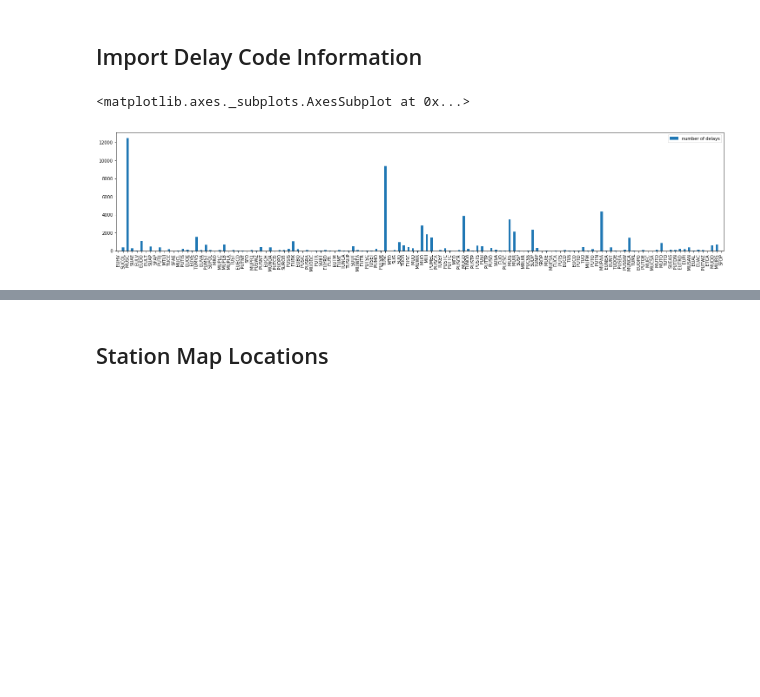
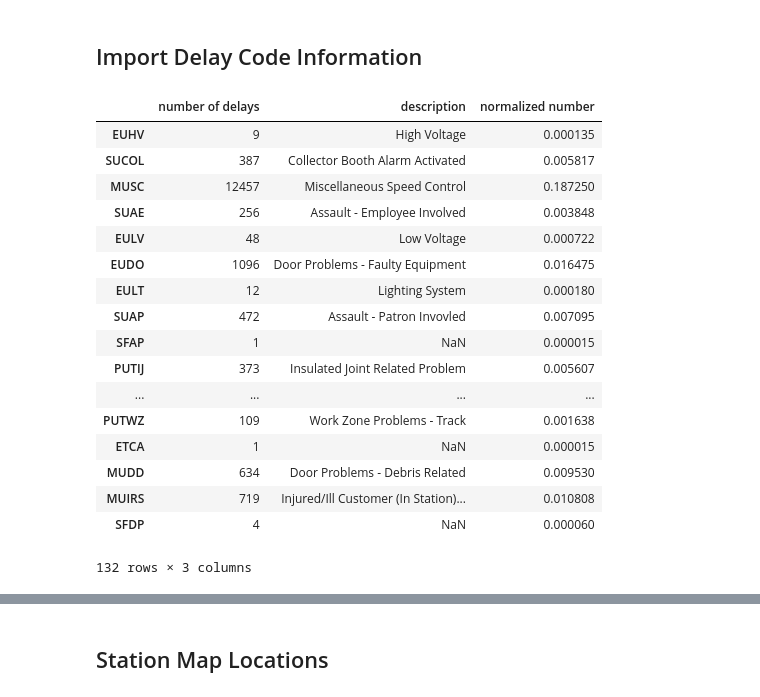
Before and after one commit to npricejones/ttc-vis, a Jupyter notebook: delay-ridership.ipynb, the cells around one changed output, grey strips where cells are left out. Drawn from its saved outputs; the diff is of its cells as text; code cells hidden in the pictures; blank space fills up the shorter version.

```diff
--- a/delay-ridership.ipynb
+++ b/delay-ridership.ipynb
@@ -63,10 +63,28 @@ delayinfo=delayinfo[mask]
 # %%
 import pandas
 from collections import Counter
 code_counts = Counter(delayinfo[:,4])
+code_interp = dict(np.loadtxt('data/subway_log_codes',dtype='str',delimiter=','))
 df = pandas.DataFrame.from_dict(code_counts, orient='index')
 df.columns=['number of delays']
-df.plot(kind='bar',figsize=(25,5))
+df['description'] = pandas.Series(code_interp)
+df['normalized number'] = df['number of delays']/np.sum(df['number of delays'])
 # %% [output]
+|  | number of delays | description | normalized number |
+| EUHV | 9 | High Voltage | 0.000135 |
+| SUCOL | 387 | Collector Booth Alarm Activated | 0.005817 |
+| MUSC | 12457 | Miscellaneous Speed Control | 0.187250 |
+| SUAE | 256 | Assault - Employee Involved | 0.003848 |
+| EULV | 48 | Low Voltage | 0.000722 |
+| EUDO | 1096 | Door Problems - Faulty Equipment | 0.016475 |
+| EULT | 12 | Lighting System | 0.000180 |
+| SUAP | 472 | Assault - Patron Invovled | 0.007095 |
+| SFAP | 1 | NaN | 0.000015 |
+| PUTIJ | 373 | Insulated Joint Related Problem | 0.005607 |
+| ... | ... | ... | ... |
+| PUTWZ | 109 | Work Zone Problems - Track | 0.001638 |
+| ETCA | 1 | NaN | 0.000015 |
+| MUDD | 634 | Door Problems - Debris Related | 0.009530 |
+| MUIRS | 719 | Injured/Ill Customer (In Station)... | 0.010808 |
+| SFDP | 4 | NaN | 0.000060 |
-<matplotlib.axes._subplots.AxesSubplot at 0x...>
+132 rows × 3 columns
-[figure, removed]
```
Also changed, not shown: parts of 6 cells of this notebook.
